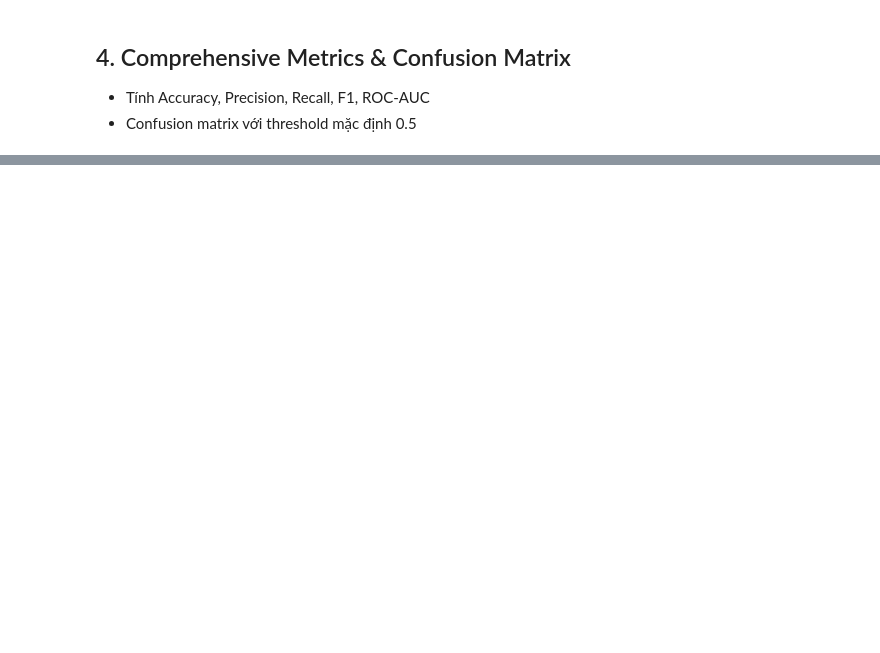
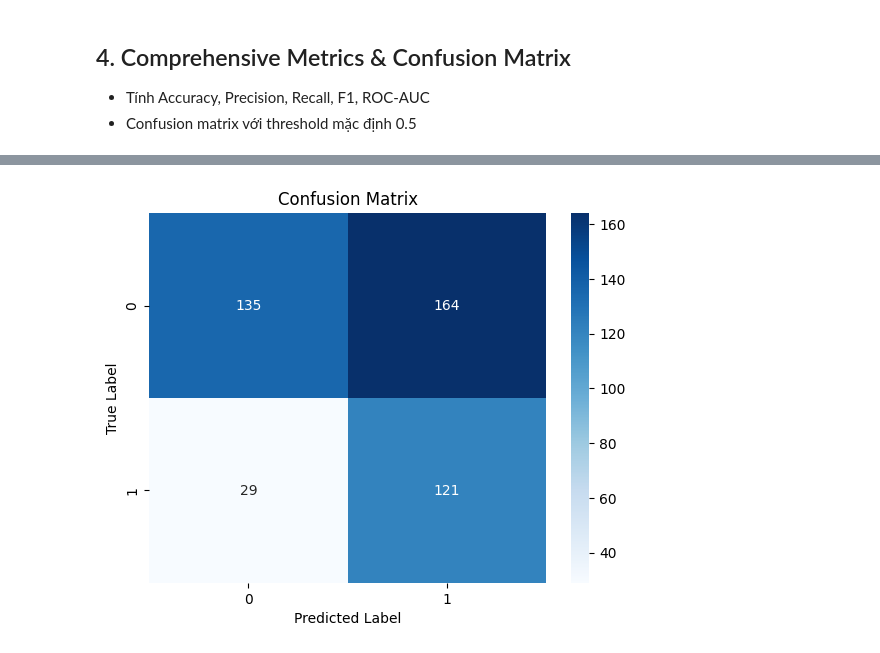
Before and after one commit to Tommyhuy1705/Deep_Learning-Based_Signature_Forgery_Detection_for_Personal_Identity_Authentication, a Jupyter notebook: notebooks/test.ipynb, the cells around one changed output, grey strips where cells are left out. Saved outputs shown, nothing was run; the diff lists cells and outputs as text; code cells hidden in the pictures; blank space fills up the shorter version.

```diff
--- a/notebooks/test.ipynb
+++ b/notebooks/test.ipynb
@@ -505,0 +450,12 @@ Kết luận: Ảnh chữ ký ĐƯỢC cho là GIẢ.
+# %%
+# Giả sử y_true là nhãn thực, y_pred là nhãn dự đoán
+cm = confusion_matrix(true_labels, y_pred)
+
+plt.figure()
+sns.heatmap(cm, annot=True, fmt='d', cmap='Blues')  # annot=True để hiển thị số
+plt.xlabel('Predicted Label')
+plt.ylabel('True Label')
+plt.title('Confusion Matrix')
+plt.show()
+# %% [output]
+[figure, added]
```
Also changed, not shown: parts of 16 cells of this notebook.
